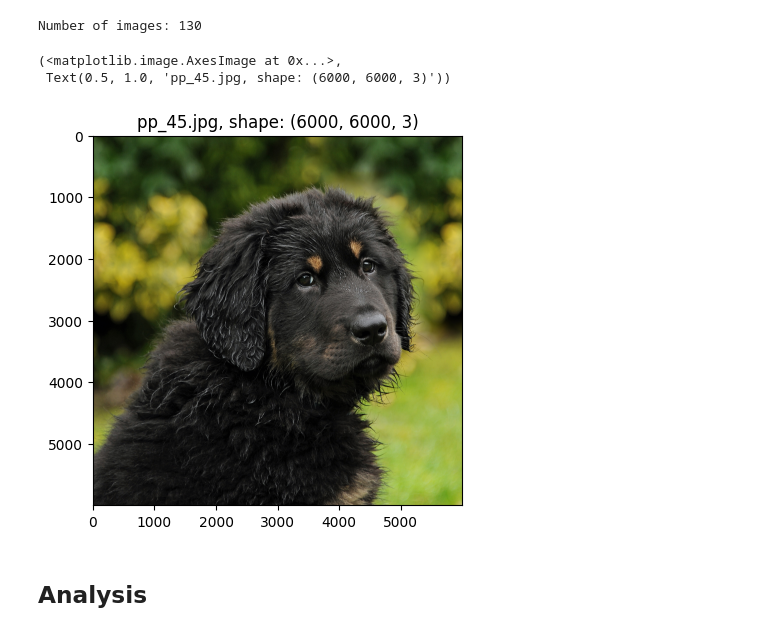
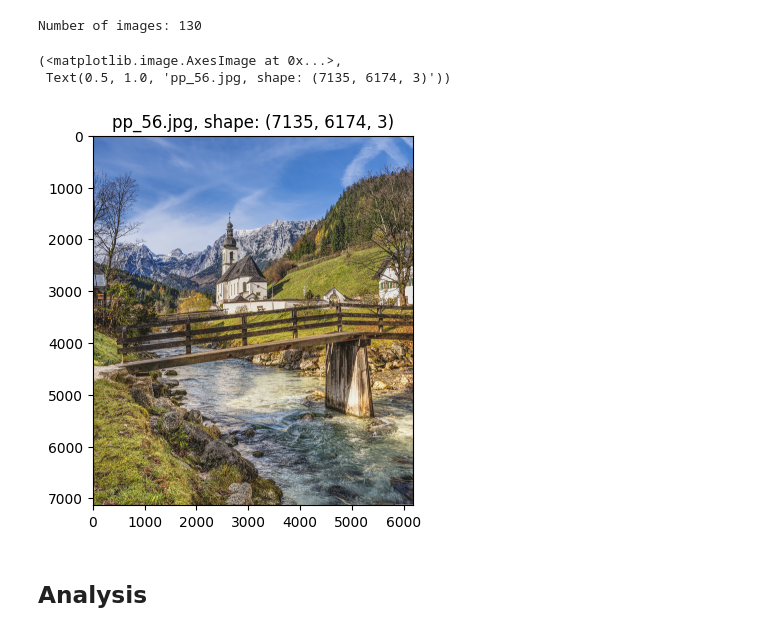
Before and after one commit to Todmount/wicca, a Jupyter notebook: demo.ipynb, the cells around one changed output. Saved outputs shown, nothing was run; the diff lists cells and outputs as text; code cells hidden in the pictures.

```diff
--- a/demo.ipynb
+++ b/demo.ipynb
@@ -58,17 +58,17 @@ print('Number of images:', len(list_dir))
 Number of images: 130
 # %%
 # Sample
-index = 88
+index = 96
 
 name = list_dir[index]
 # sample = load_image(f'{drive_path}/{name}')
 sample = load_image(f'{path}/{name}')
 
 plt.imshow(sample), plt.title(f'{name}, shape: {sample.shape}')
 # %% [output]
 (<matplotlib.image.AxesImage at 0x...>,
- Text(0.5, 1.0, 'pp_45.jpg, shape: (6000, 6000, 3)'))
+ Text(0.5, 1.0, 'pp_56.jpg, shape: (7135, 6174, 3)'))
-[figure, old version]
+[figure, new version]
 # %% [markdown]
 ## Analysis
 # %%
```
Also changed, not shown: parts of 1 cell of this notebook, 12 other files.
